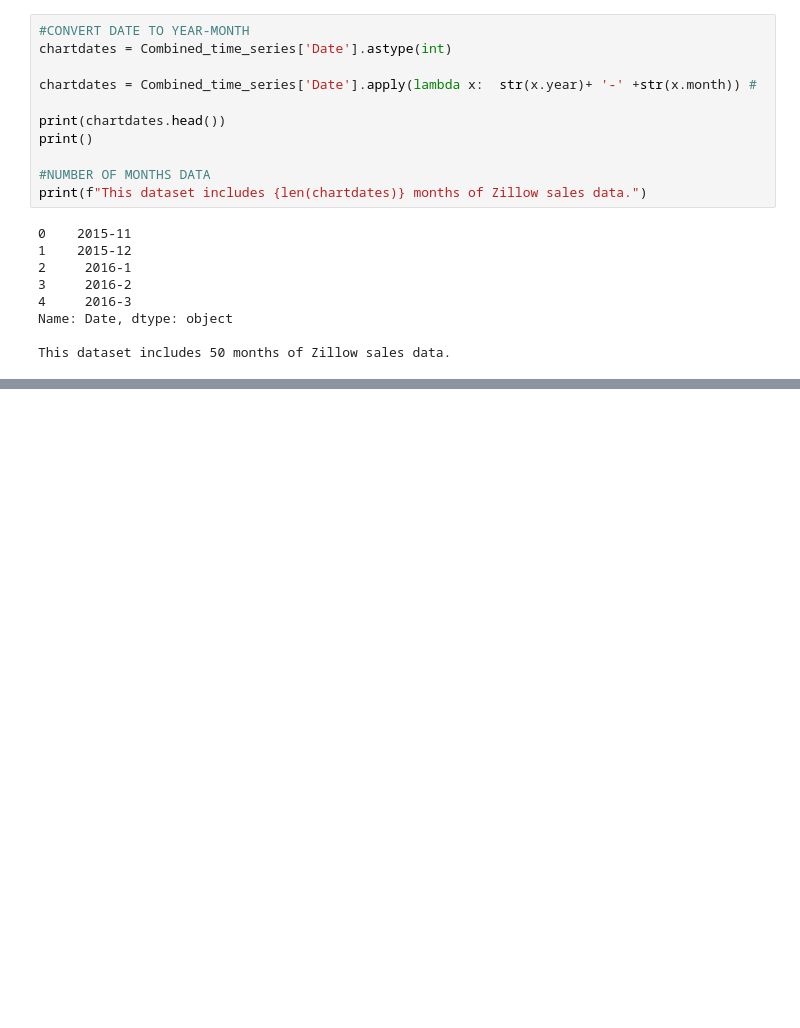
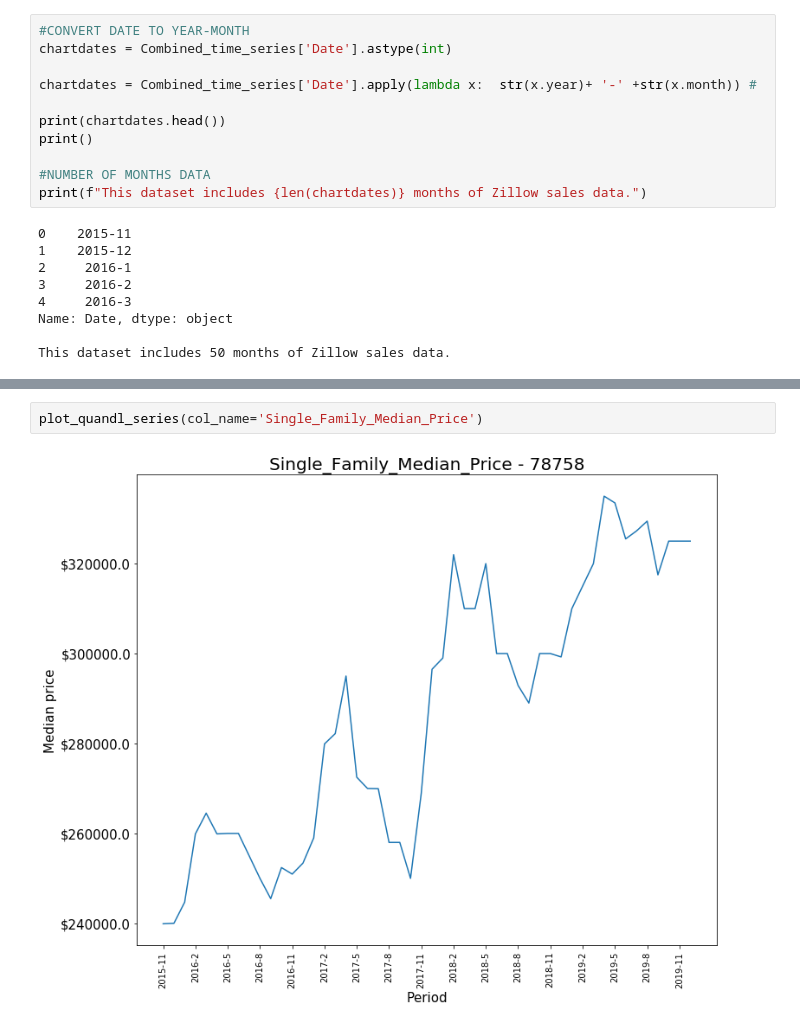
Before and after one commit to megganlanpher/API_Extracting-Building-Values, a Jupyter notebook: code-zillow-detail.ipynb, the cells around one changed output, grey strips where cells are left out. Drawn from its saved outputs; the diff is of its cells as text; blank space fills up the shorter version.

```diff
--- a/code-zillow-detail.ipynb
+++ b/code-zillow-detail.ipynb
@@ -120,0 +117,4 @@ plot_quandl_series(col_name='Single Family Median Price')
+# %%
+plot_quandl_series(col_name='Single_Family_Median_Price')
+# %% [output]
+[figure, added]
```
Also changed, not shown: parts of 6 cells of this notebook, 6 other files.
